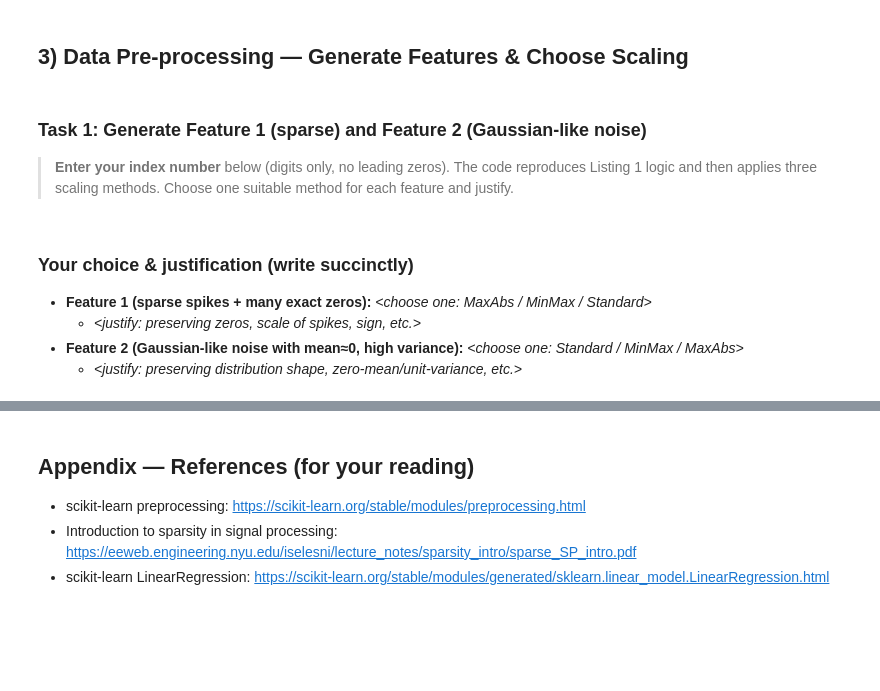
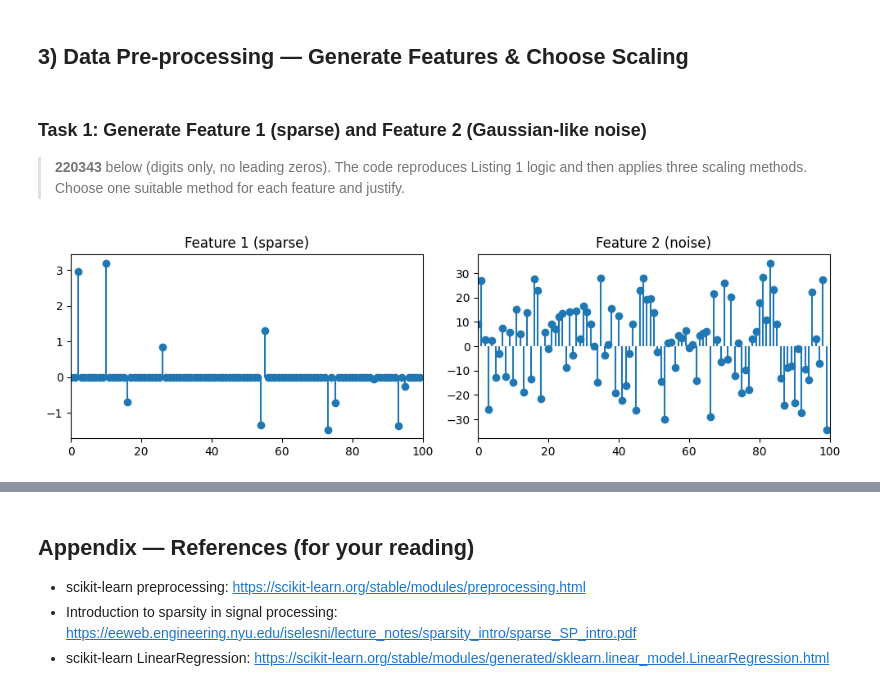
Before and after one commit to rivindu02/EN3150-Pattern-Recognition, a Jupyter notebook: Assignment01/Notebook1.ipynb, the cells around one changed output, grey strips where cells are left out. Cells and saved outputs as stored; diff of their text form; code cells hidden in the pictures; blank space fills up the shorter version.

```diff
--- a/Assignment01/Notebook1.ipynb
+++ b/Assignment01/Notebook1.ipynb
@@ -212,4 +361,4 @@ Write a short justification in your own words below.
 ## 3) Data Pre-processing — Generate Features & Choose Scaling
 # %% [markdown]
 ### Task 1: Generate Feature 1 (sparse) and Feature 2 (Gaussian-like noise)
-> **Enter your index number** below (digits only, no leading zeros). The code reproduces Listing 1 logic and then applies three scaling methods. Choose one suitable method for each feature and justify.
+> **220343** below (digits only, no leading zeros). The code reproduces Listing 1 logic and then applies three scaling methods. Choose one suitable method for each feature and justify.
@@ -294,6 +365,36 @@ plt.stem(f2_maxabs); plt.title('Feature 2 — Max-Abs Scaled'); plt.grid(True);
-# %% [markdown]
-### Your choice & justification (write succinctly)
-- **Feature 1 (sparse spikes + many exact zeros):** _<choose one: MaxAbs / MinMax / Standard>_
-  - _<justify: preserving zeros, scale of spikes, sign, etc.>_
-- **Feature 2 (Gaussian-like noise with mean≈0, high variance):** _<choose one: Standard / MinMax / MaxAbs>_
-  - _<justify: preserving distribution shape, zero-mean/unit-variance, etc.>_
+# %%
+# Reproduce feature generation from the listing
+
+
+np.random.seed(0)  # reproducible demo
+
+def generate_signal(signal_length, num_nonzero):
+    signal = np.zeros(signal_length, dtype=float)
+    nonzero_indices = np.random.choice(signal_length, num_nonzero, replace=False)
+    nonzero_values = 10 * np.random.randn(num_nonzero)   # spikes (can be negative)
+    signal[nonzero_indices] = nonzero_values
+    return signal
+
+signal_length = 100
+num_nonzero = 10
+
+# use a sample index number (replace with your index number when running for submission)
+index_no =220343
+
+sparse_signal = generate_signal(signal_length, num_nonzero)
+# ensure reproducible single special spike behaviour used in the listing:
+sparse_signal[10] = (index_no % 10) * 2 + 10
+if index_no % 10 == 0:
+    sparse_signal[10] = np.random.randn(1)[0] + 30
+sparse_signal = sparse_signal / 5.0   # same scaling in the listing
+
+# Feature 2: Gaussian noise
+epsilon = np.random.normal(0, 15, signal_length)
+
+# quick plot to confirm
+plt.figure(figsize=(10,3))
+plt.subplot(1,2,1); plt.stem(sparse_signal, basefmt=" "); plt.title("Feature 1 (sparse)"); plt.xlim(0, signal_length)
+plt.subplot(1,2,2); plt.stem(epsilon, basefmt=" "); plt.title("Feature 2 (noise)"); plt.xlim(0, signal_length)
+plt.tight_layout(); plt.show()
+# %% [output]
+[figure, added]
```
Also changed, not shown: parts of 30 cells of this notebook.
